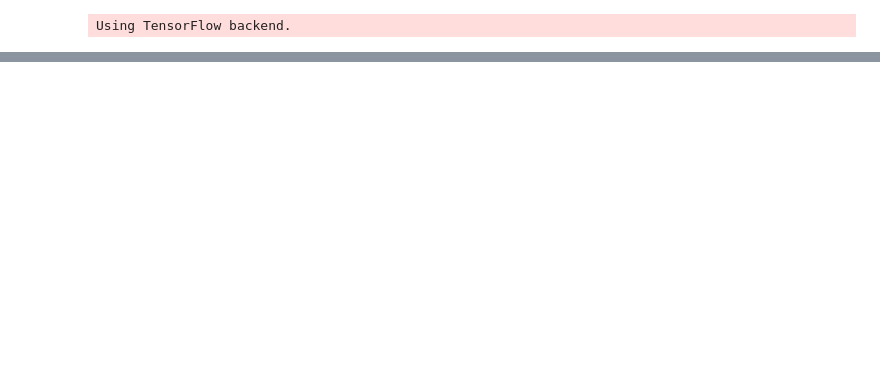
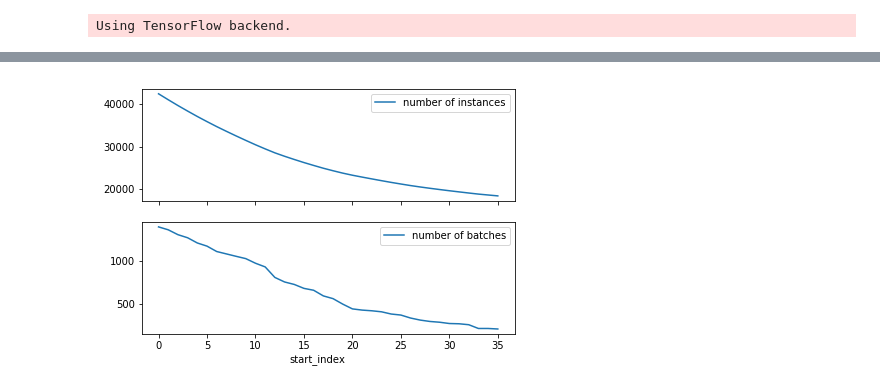
Before and after one commit to openearth/notebooks, a Jupyter notebook: DeepLearning/Salinity_Demo/Test_Model.ipynb, the cells around one changed output, grey strips where cells are left out. Saved outputs shown, nothing was run; the diff lists cells and outputs as text; code cells hidden in the pictures; blank space fills up the shorter version.

```diff
--- a/DeepLearning/Salinity_Demo/Test_Model.ipynb
+++ b/DeepLearning/Salinity_Demo/Test_Model.ipynb
@@ -23,0 +32,4 @@ test_batches = read_batches('data/test/batch')
+# %%
+#print an example batch to see what they look like
+batch = test_batches[0]
+batch.head()
@@ -88 +203,12 @@ basic_prediction_last_scaled = convert_cl_kadij_output(basic_prediction_last)
+# %%
+f, ax_array = plt.subplots(2, sharex=True)
+f.tight_layout()
+#f.xlabel('start_index')
+ax_array[0].plot(instance_counts, label='number of instances')
+ax_array[0].legend()
+ax_array[1].plot(batch_counts, label='number of batches')
+ax_array[1].legend()
+f.text(0.5, 0.0, 'start_index', ha='center');
+# %% [output]
+[figure, added]
 # %%
```
Also changed, not shown: parts of 16 cells of this notebook, 1 other file.
